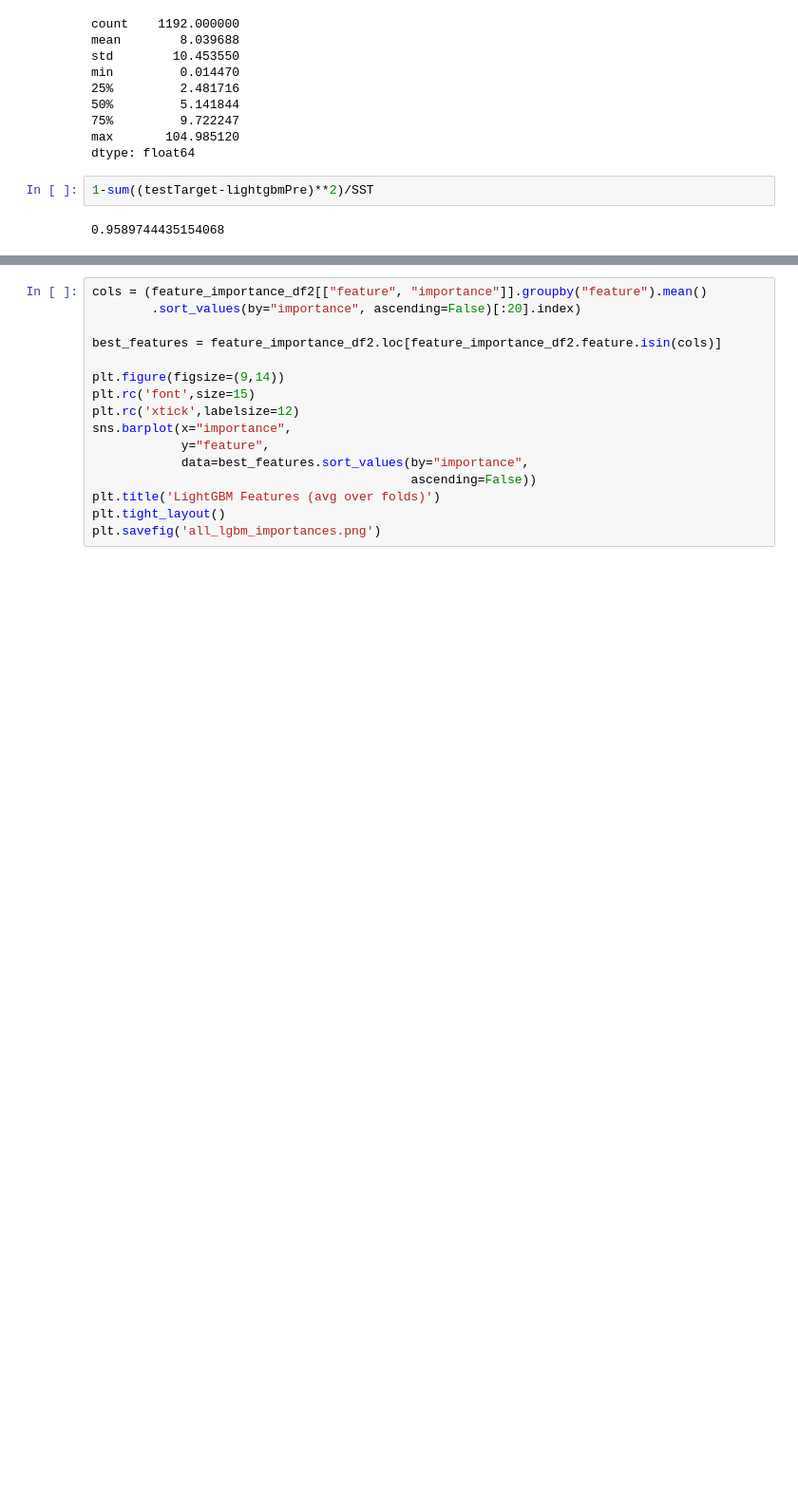
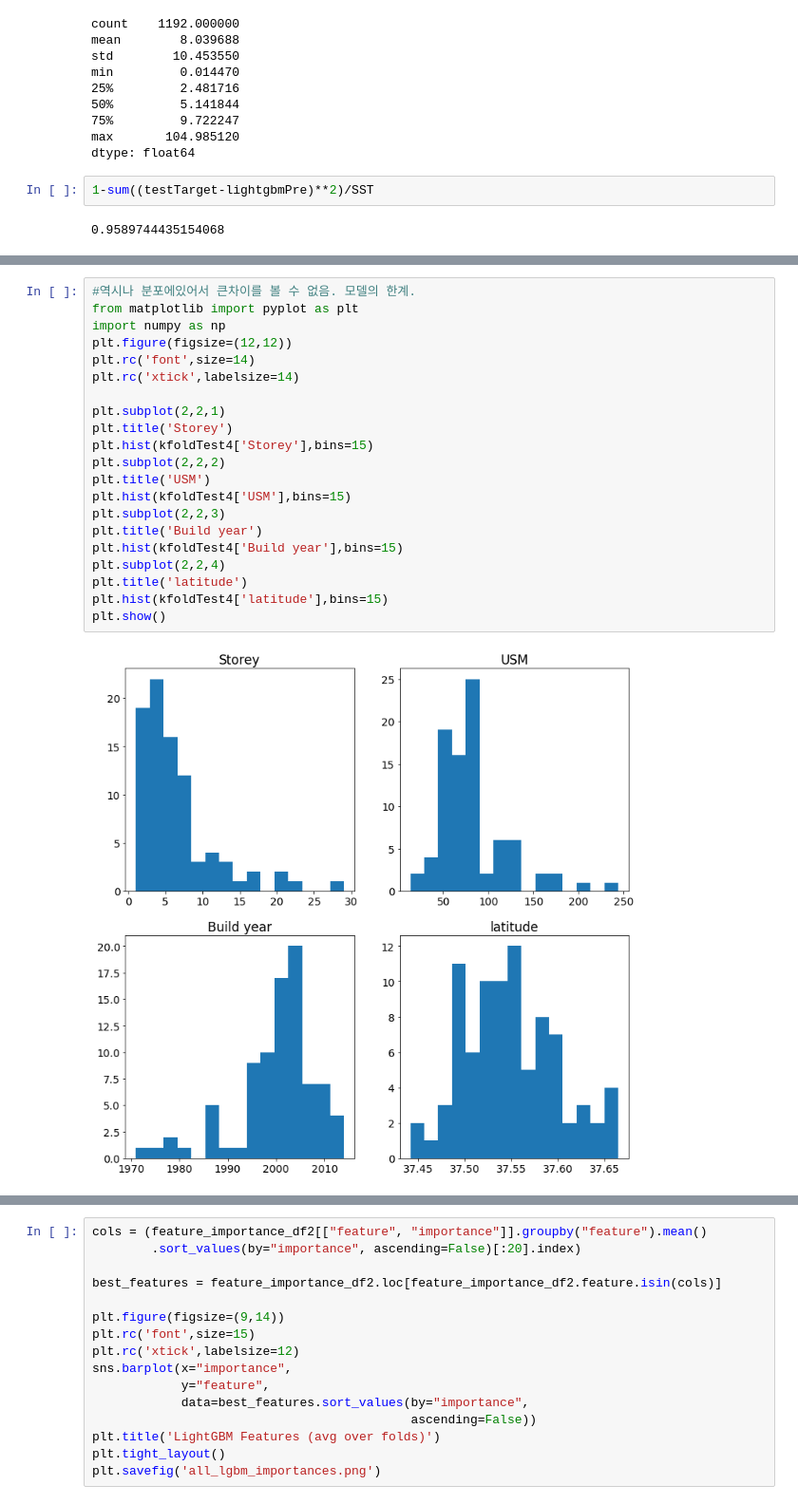
Before and after one commit to parapara157/RealEstate, a Jupyter notebook: 4.modeling.ipynb, the cells around one changed output, grey strips where cells are left out. Shown at 95% size. Cells and saved outputs as stored; diff of their text form; blank space fills up the shorter version.

```diff
--- a/4.modeling.ipynb
+++ b/4.modeling.ipynb
@@ -425,3 +427,26 @@ kfoldTest4[:10]
+# %%
+#역시나 분포에있어서 큰차이를 볼 수 없음. 모델의 한계.
+from matplotlib import pyplot as plt
+import numpy as np
+plt.figure(figsize=(12,12))
+plt.rc('font',size=14)
+plt.rc('xtick',labelsize=14)
+
+plt.subplot(2,2,1)
+plt.title('Storey')
+plt.hist(kfoldTest4['Storey'],bins=15)
+plt.subplot(2,2,2)
+plt.title('USM')
+plt.hist(kfoldTest4['USM'],bins=15)
+plt.subplot(2,2,3)
+plt.title('Build year')
+plt.hist(kfoldTest4['Build year'],bins=15)
+plt.subplot(2,2,4)
+plt.title('latitude')
+plt.hist(kfoldTest4['latitude'],bins=15)
+plt.show()
+# %% [output]
+[figure, added]
 # %%
 from matplotlib import pyplot as plt
 import numpy as np
```
Also changed, not shown: parts of 17 cells of this notebook, 3 other files.
